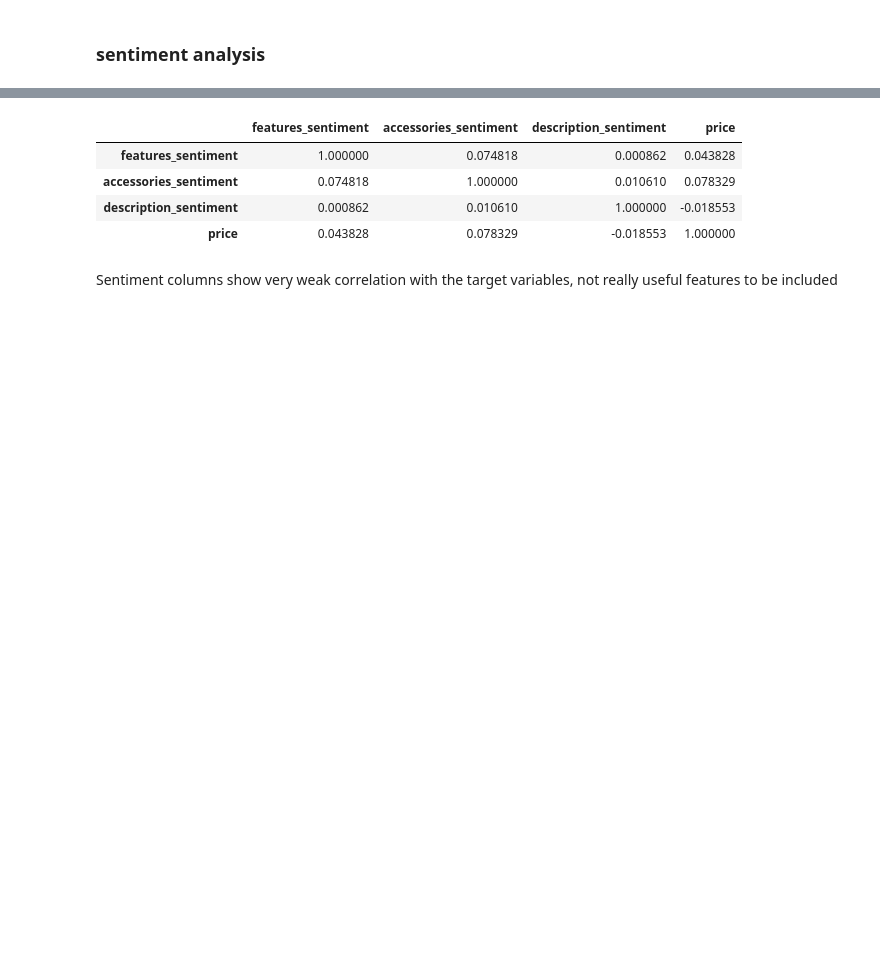
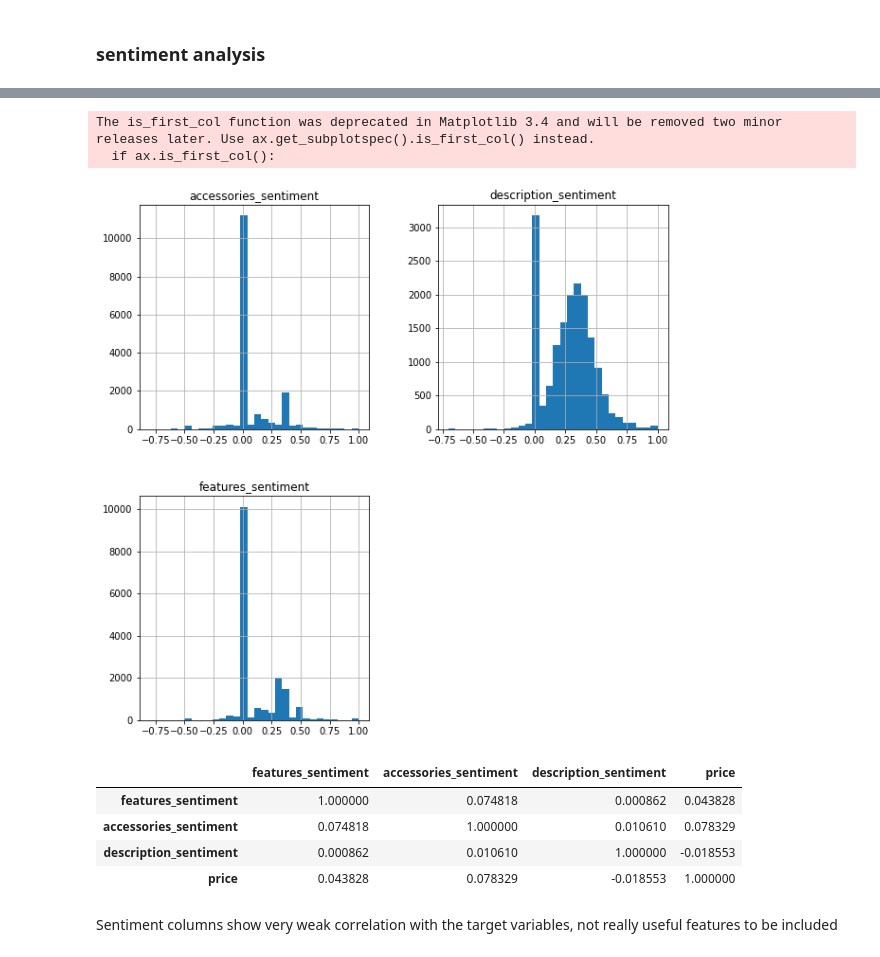
Before and after one commit to yy96/cs5228_project_MARS, a Jupyter notebook: notebooks/2. yy-feature-engineering.ipynb, the cells around one changed output, grey strips where cells are left out. Drawn from its saved outputs; the diff is of its cells as text; code cells hidden in the pictures; blank space fills up the shorter version.

```diff
--- a/notebooks/2. yy-feature-engineering.ipynb
+++ b/notebooks/2. yy-feature-engineering.ipynb
@@ -451,0 +359,6 @@ plt.ylabel('cumulative explained variance');
+# %%
+df_features_corr = find_valid_corr(df_features_transformed, df_input)
+features_col_ls = find_correlate_cols(df_features_corr)
+df_features_tfidf= df_features_transformed[features_col_ls]
+df_features_tfidf.columns = [f"{i}_features_tfidf" for i in df_features_tfidf.columns.to_list()]
+df_features_tfidf.head()
@@ -451,0 +372,6 @@ plt.ylabel('cumulative explained variance');
+# %%
+df_accessories_corr = find_valid_corr(df_accessories_transformed, df_input)
+accessories_col_ls = find_correlate_cols(df_accessories_corr)
+df_accessories_tfidf= df_accessories_transformed[accessories_col_ls]
+df_accessories_tfidf.columns = [f"{i}_accessories_tfidf" for i in df_accessories_tfidf.columns.to_list()]
+df_accessories_tfidf.head()
@@ -451,0 +385,6 @@ plt.ylabel('cumulative explained variance');
+# %%
+df_description_corr = find_valid_corr(df_description_transformed, df_input)
+description_col_ls = find_correlate_cols(df_description_corr)
+df_description_tfidf = df_description_transformed[description_col_ls]
+df_description_tfidf.columns = [f"{i}_description_tfidf" for i in df_description_tfidf.columns.to_list()]
+df_description_tfidf.head()
@@ -451,0 +398,5 @@ plt.ylabel('cumulative explained variance');
+# %%
+df_input = pd.concat([df_input,
+                      df_features_tfidf,
+                      df_accessories_tfidf,
+                    df_description_tfidf], axis = 1)
@@ -471,3 +441,12 @@ add_sentiment_score(df_input).head(5)
+# %%
+col_ls =["features", "accessories", "description"]
+sentiment_conl = [f"{i}_sentiment" for i in col_ls]
+df_input[sentiment_conl].hist(bins=30, figsize=(10,10))
+plt.show()
+# %% [output]
+The is_first_col function was deprecated in Matplotlib 3.4 and will be removed two minor releases later. Use ax.get_subplotspec().is_first_col() instead.
+  if ax.is_first_col():
+[figure, added]
 # %%
 sentiment_conl_target = sentiment_conl+["price"]
 corr = df_input[sentiment_conl_target].corr()
```
Also changed, not shown: parts of 147 cells of this notebook.
